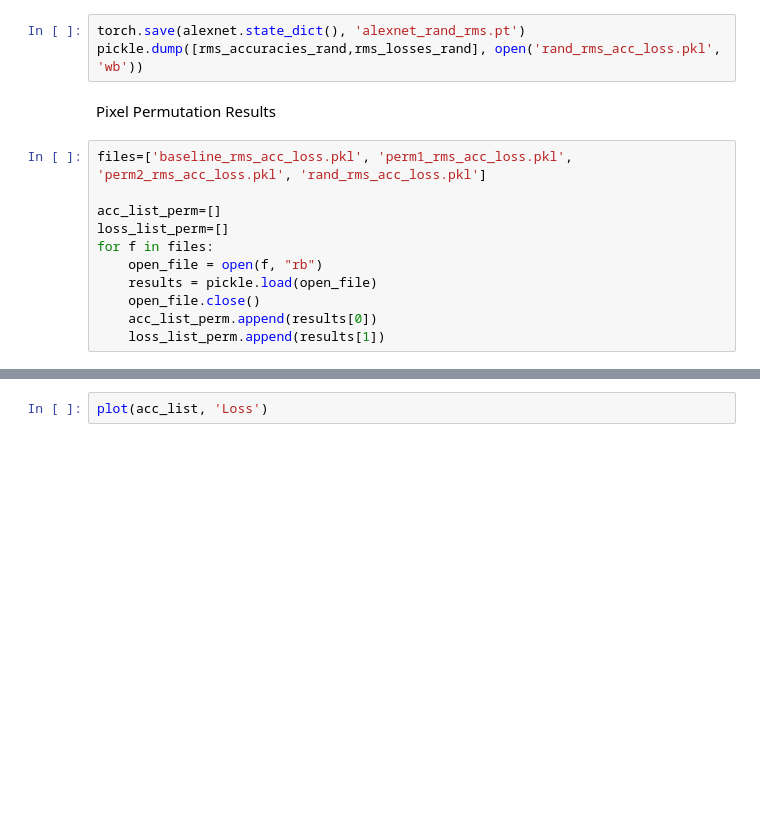
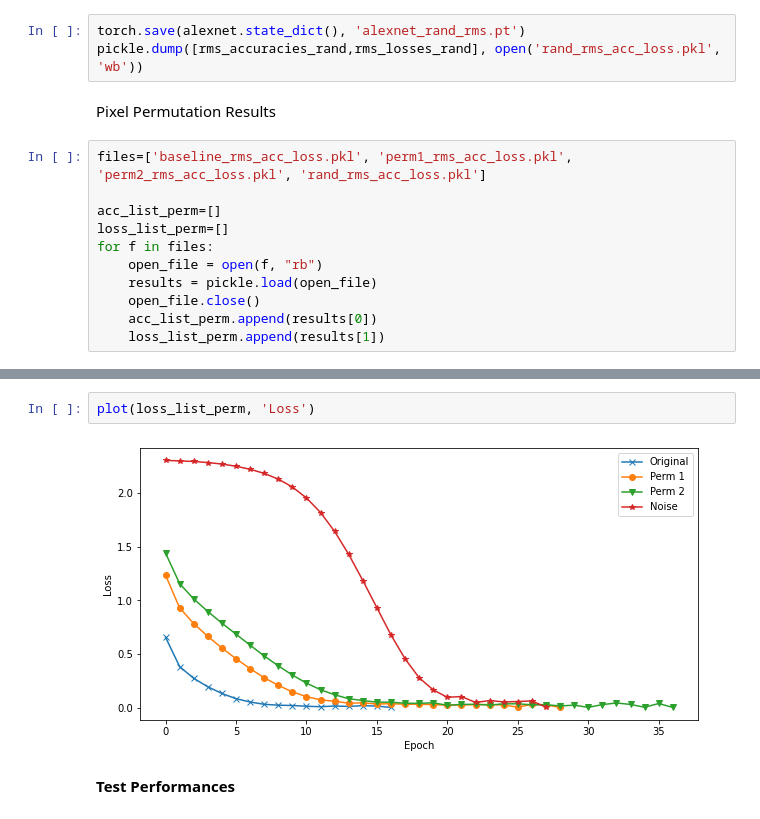
Before and after one commit to hhildaa/EPFL-OPTML-project, a Jupyter notebook: RMSprop.ipynb, the cells around one changed output, grey strips where cells are left out. Saved outputs shown, nothing was run; the diff lists cells and outputs as text; blank space fills up the shorter version.

```diff
--- a/RMSprop.ipynb
+++ b/RMSprop.ipynb
@@ -360,2 +379,6 @@ plot(acc_list, 'Accuracy')
 # %%
-plot(acc_list, 'Loss')
+plot(loss_list_perm, 'Loss')
+# %% [output]
+[figure, added]
+# %% [markdown]
+**Test Performances**
```
Also changed, not shown: parts of 10 cells of this notebook.
